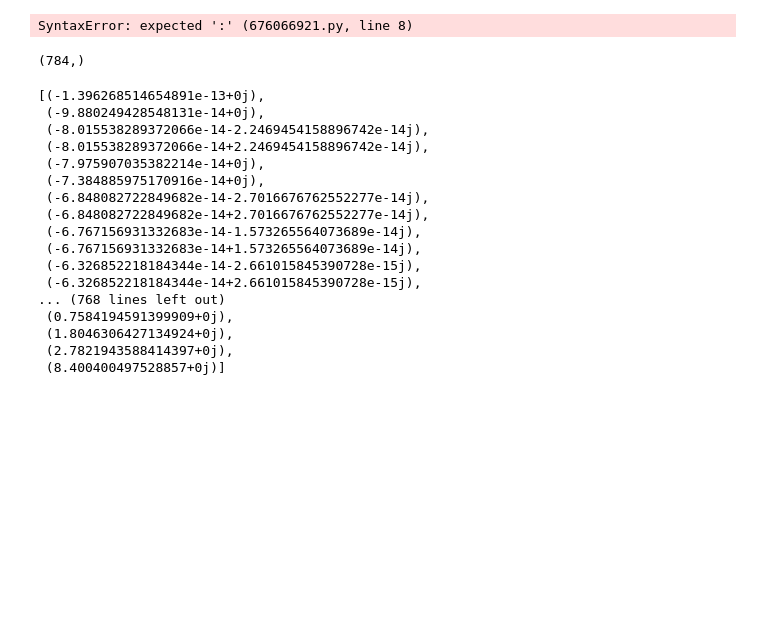
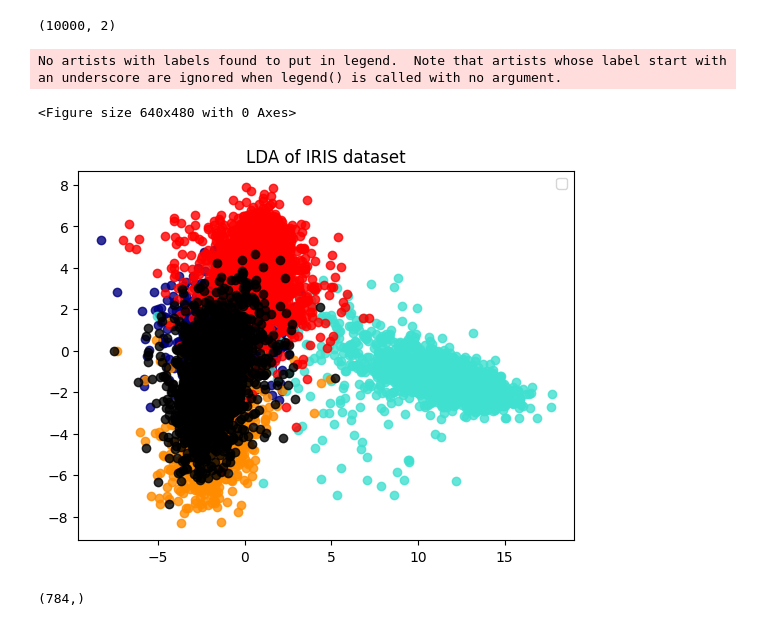
Before and after one commit to julielhagen/Clothing_classification-, a Jupyter notebook: ida.ipynb, the cells around one changed output. Drawn from its saved outputs; the diff is of its cells as text; code cells hidden in the pictures; blank space fills up the shorter version.

```diff
--- a/ida.ipynb
+++ b/ida.ipynb
@@ -29,17 +29,67 @@ class LDA():
         SB = np.zeros((n_features, n_features))
 
         for c in class_labels:
+            # Find within class scatter matrix
             X_c = X[y==c]
             mean_c = np.mean(X_c, axis=0)
 
+            # Sum of SW_c
             SW += (X_c -mean_c).T.dot((X_c-mean_c))
 
+            # Find between class scatter matrix
+            n_c = X_c.shape[0]
+            mean_diff = (mean_c - means).reshape(n_features,1)
 
+            # Sum of SB
+            SB += n_c * (mean_diff).dot(mean_diff.T)
 
-    def load():
-        pass
+        # Find the inverse of SW
+        SW_inv = inv(SW)
+
+        # Find SW^-1SB
+        A = SW_inv.dot(SB)
+
+        # Find the eigenvectors and eigenvalues of A
+        eigenvalues, eigenvectors = eig(A)
+        eigenvectors = eigenvectors.T
+
+        # Get indexes of maximum eigenvalues
+        idx = np.argsort(abs(eigenvalues))[::-1]
+
+        # Get sorted eigenvalues and eigenvectors
+        eigenvalues, eigenvectors = eigenvalues[idx], eigenvectors[idx]
+
+        # Save the n first eigenvectors
+        self.linear_discriminants = eigenvectors[0:self.n_components]
+
+    def transform(self, X):
+        return np.dot(X, self.linear_discriminants.T)
-# %% [output]
-SyntaxError: expected ':' (676066921.py, line 8)
+# %%
+clf = LDA(n_components=2)
+clf.fit(X_train, y_train)
+transformed_X_train= clf.transform(X_train)
+# %%
+transformed_X_train.shape
+# %% [output]
+(10000, 2)
+# %%
+plt.figure()
+colors = ["navy", "turquoise", "darkorange", 'red', 'black', 'green']
+
+lw = 2
+plt.figure()
+for color, i in zip(colors, [0, 1, 2, 3, 4]):
+    plt.scatter(
+        transformed_X_train[y_train == i, 0], transformed_X_train[y_train == i, 1], alpha=0.8, color=color
+    )
+plt.legend(loc="best", shadow=False, scatterpoints=1)
+plt.title("LDA of IRIS dataset")
+
+plt.show()
+# %% [output]
+No artists with labels found to put in legend.  Note that artists whose label start with an underscore are ignored when legend() is called with no argument.
+<Figure size 640x480 with 0 Axes>
+[figure, added]
 # %%
 np.mean(X_train, axis=0).shape
 # %% [output]
@@ -80,20 +136,0 @@ eigenvalues, eigenvectors = eig(A)
-# %%
-sorted(eigenvalues)
-# %% [output]
-[(-1.396268514654891e-13+0j),
- (-9.880249428548131e-14+0j),
- (-8.015538289372066e-14-2.2469454158896742e-14j),
- (-8.015538289372066e-14+2.2469454158896742e-14j),
- (-7.975907035382214e-14+0j),
- (-7.384885975170916e-14+0j),
- (-6.848082722849682e-14-2.7016676762552277e-14j),
- (-6.848082722849682e-14+2.7016676762552277e-14j),
- (-6.767156931332683e-14-1.573265564073689e-14j),
- (-6.767156931332683e-14+1.573265564073689e-14j),
- (-6.326852218184344e-14-2.661015845390728e-15j),
- (-6.326852218184344e-14+2.661015845390728e-15j),
-... (768 lines left out)
- (0.7584194591399909+0j),
- (1.8046306427134924+0j),
- (2.7821943588414397+0j),
- (8.400400497528857+0j)]
```
Also changed, not shown: parts of 12 cells of this notebook, 1 other file.
